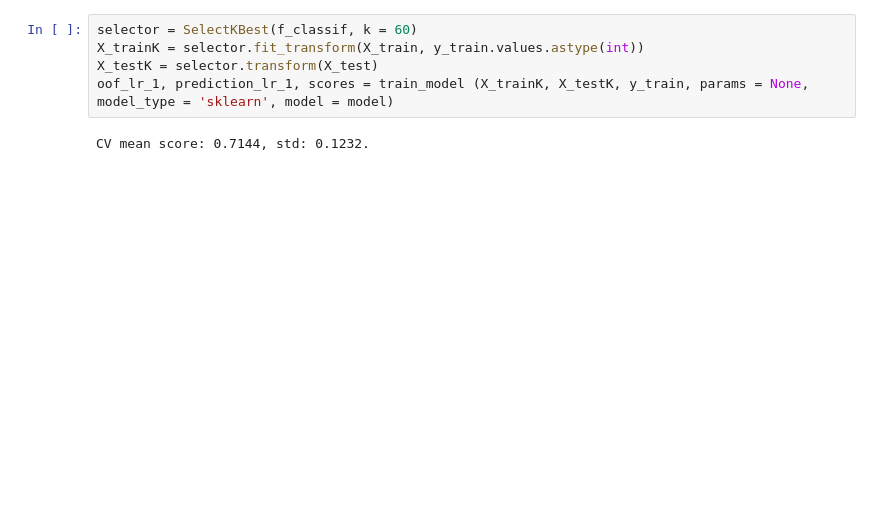
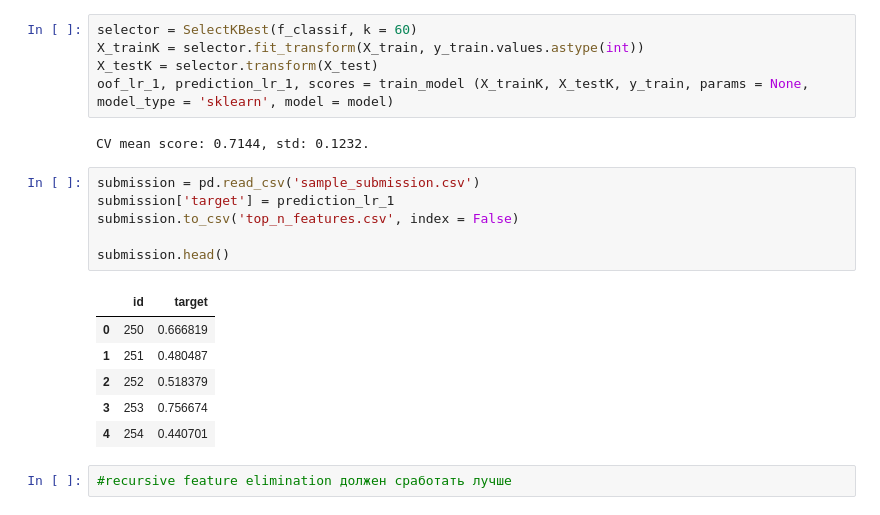
Before and after one commit to HQuality/Kagglez, a Jupyter notebook: Dont Overfit! II/Untitled.ipynb, the cells around one changed output. Saved outputs shown, nothing was run; the diff lists cells and outputs as text; blank space fills up the shorter version.

```diff
--- a/Dont Overfit! II/Untitled.ipynb
+++ b/Dont Overfit! II/Untitled.ipynb
@@ -851,3 +851,18 @@ X_testK = selector.transform(X_test)
 oof_lr_1, prediction_lr_1, scores = train_model (X_trainK, X_testK, y_train, params = None, model_type = 'sklearn', model = model)
 # %% [output]
 CV mean score: 0.7144, std: 0.1232.
+# %%
+submission = pd.read_csv('sample_submission.csv')
+submission['target'] = prediction_lr_1
+submission.to_csv('top_n_features.csv', index = False)
+
+submission.head()
+# %% [output]
+|  | id | target |
+| 0 | 250 | 0.666819 |
+| 1 | 251 | 0.480487 |
+| 2 | 252 | 0.518379 |
+| 3 | 253 | 0.756674 |
+| 4 | 254 | 0.440701 |
+# %%
+#recursive feature elimination должен сработать лучше
```
Also changed, not shown: parts of 4 cells of this notebook, 1 other file.
